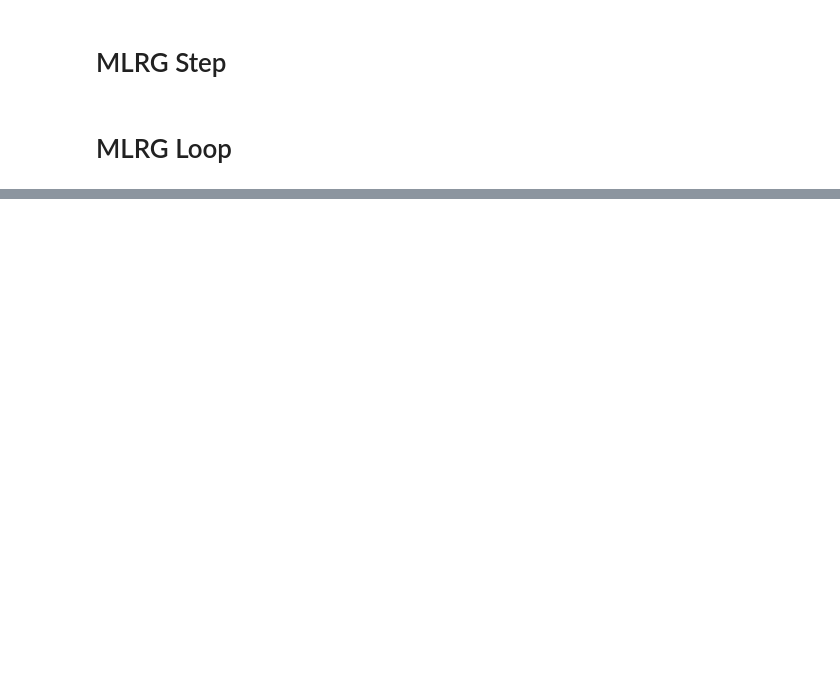
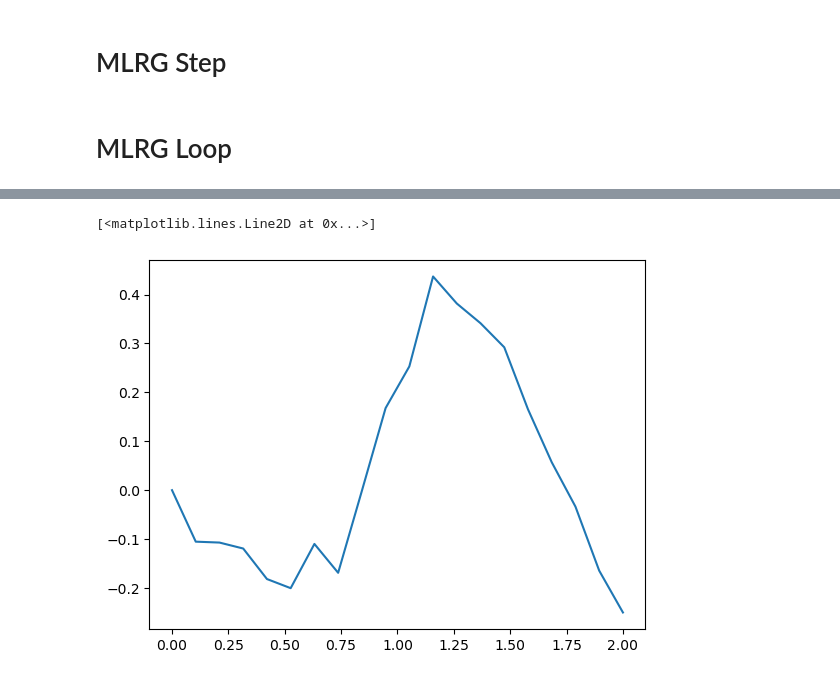
Before and after one commit to jshe2304/dlrg, a Jupyter notebook: mlrg.ipynb, the cells around one changed output, grey strips where cells are left out. Drawn from its saved outputs; the diff is of its cells as text; code cells hidden in the pictures; blank space fills up the shorter version.

```diff
--- a/mlrg.ipynb
+++ b/mlrg.ipynb
@@ -62,0 +70,15 @@ plt.plot(list(
+# %%
+Js = list(torch.linspace(0, 2, 20).numpy())
+
+deltas = []
+for J_t in Js:
+
+    print(f'J={J_t}')
+
+    n_steps = 3
+
+    J_s = J_t
+    for i in range(n_steps):
+        J_s = float(step(J_s)[-1])
+
+    deltas.append(J_s - J_t)
@@ -62,0 +99,5 @@ plt.plot(list(
+# %%
+plt.plot(Js, deltas)
+# %% [output]
+[<matplotlib.lines.Line2D at 0x...>]
+[figure, added]
```
Also changed, not shown: parts of 7 cells of this notebook.
